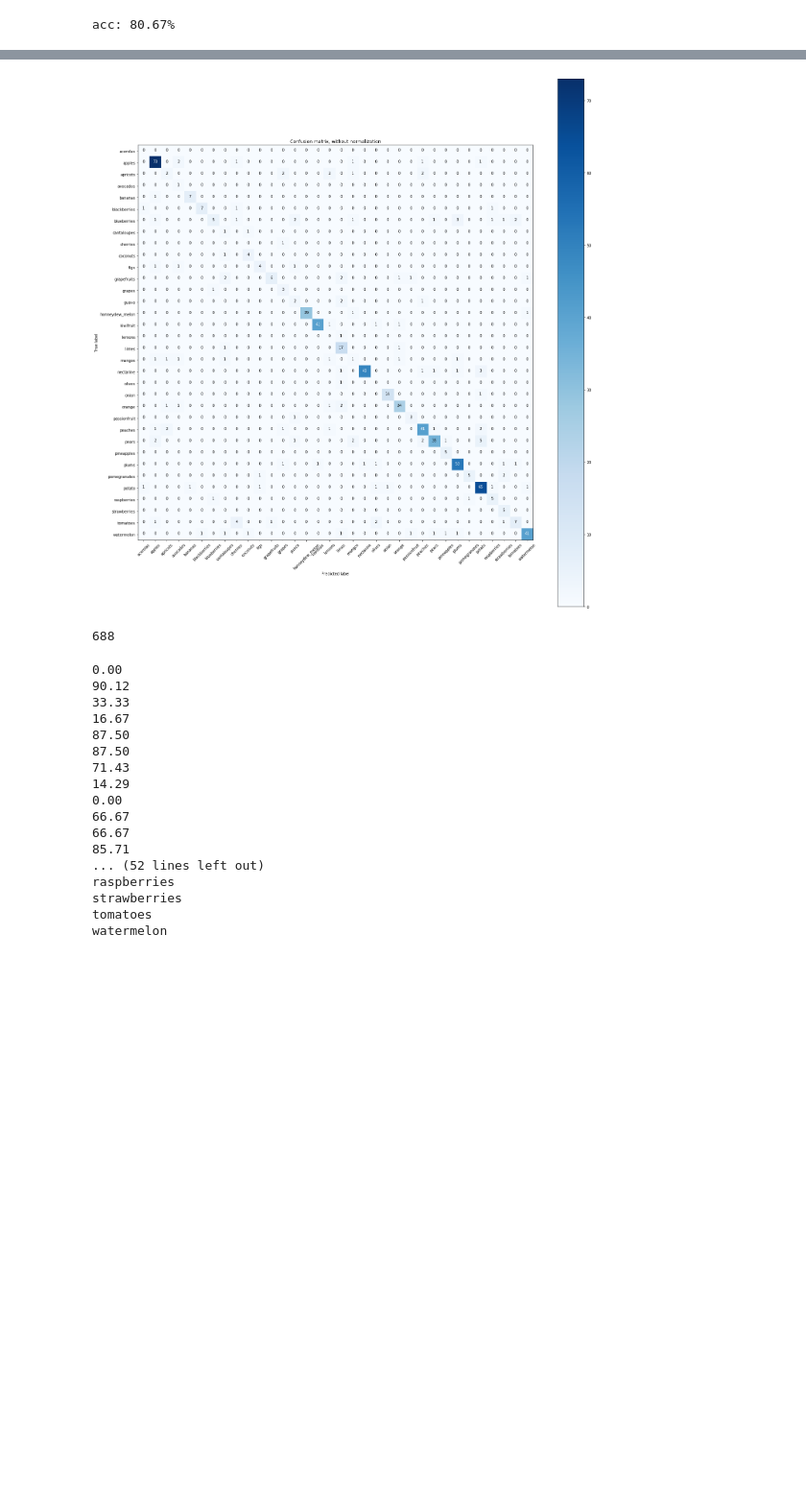
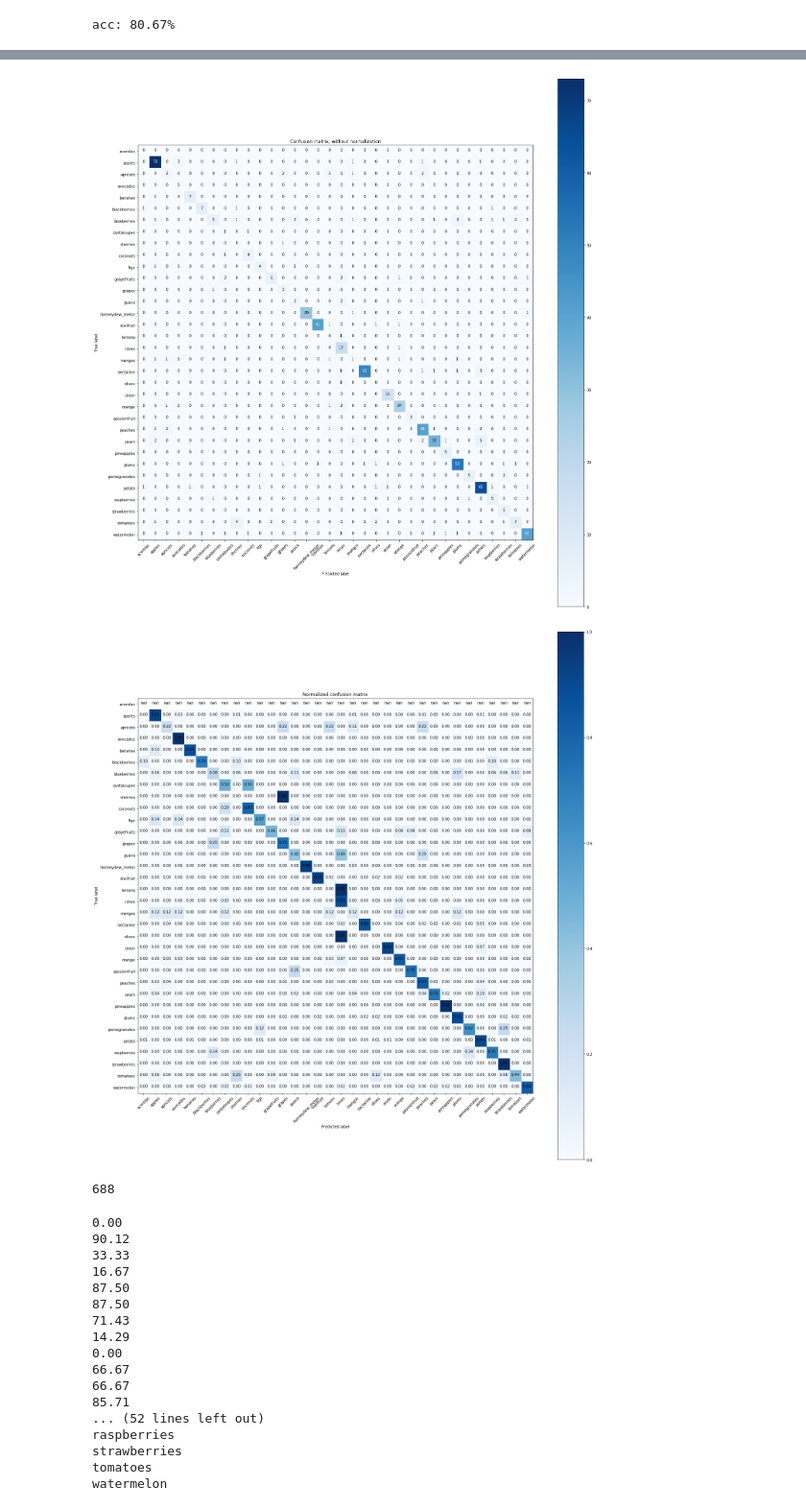
Before and after one commit to johnkmaxi/ProduceClassifier, a Jupyter notebook: MLND Final Project.ipynb, the cells around one changed output, grey strips where cells are left out. Shown at 96% size. Cells and saved outputs as stored; diff of their text form; code cells hidden in the pictures; blank space fills up the shorter version.

```diff
--- a/MLND Final Project.ipynb
+++ b/MLND Final Project.ipynb
@@ -728,13 +736,13 @@ Modify the save_bottleneck_features function for use with the test data
 # %%
 def produce_bottleneck_features():
     datagen = ImageDataGenerator(rescale=1. / 255)
-
+    batch_size = 16
     # build the VGG16 network
     model = applications.VGG16(include_top=False, weights='imagenet')
 
     generator = datagen.flow_from_directory(
         'data/test',
-        target_size=(img_width, img_height),
+        target_size=(250, 250),
         batch_size=16,
         class_mode=None, # this means the generator will only yield data, no class labels
         shuffle=False) # our data will be in order
@@ -745,6 +753,8 @@ def produce_bottleneck_features():
         generator, 689 // batch_size)
     print(bottleneck_features_test.shape, 'test features')
     # save the output as a numpy array
+    np.save(open('bottleneck_features_test.npy', 'wb'),
+           bottleneck_features_test)
     return bottleneck_features_test
 # %% [markdown]
 Create an array holding all the labels of the test data.
@@ -831,12 +848,13 @@ np.set_printoptions(precision=2)
 plt.figure(figsize=(20,20))
 plot_confusion_matrix(cnf_matrix, classes=fruit_names,
                       title='Confusion matrix, without normalization')
+plt.savefig('cm.png')
 
 # Plot normalized confusion matrix
-#plt.figure(figsize=(20,20))
-#plot_confusion_matrix(cnf_matrix, classes=fruit_names, normalize=True,
-#                      title='Normalized confusion matrix')
-plt.savefig('cm.png')
+plt.figure(figsize=(20,20))
+plot_confusion_matrix(cnf_matrix, classes=fruit_names, normalize=True,
+                      title='Normalized confusion matrix')
+plt.savefig('cmnorm.png')
 plt.show()
 
 #test_labels
@@ -854,5 +880,6 @@ Confusion matrix, without normalization
 [figure]
-688
+[figure, added]
+688
 # %%
 # just some code to quickly pull out the class accuracies and the names of each row
 for i in range(cnf_matrix.shape[0]):
```
Also changed, not shown: parts of 11 cells of this notebook, 2 other files.
